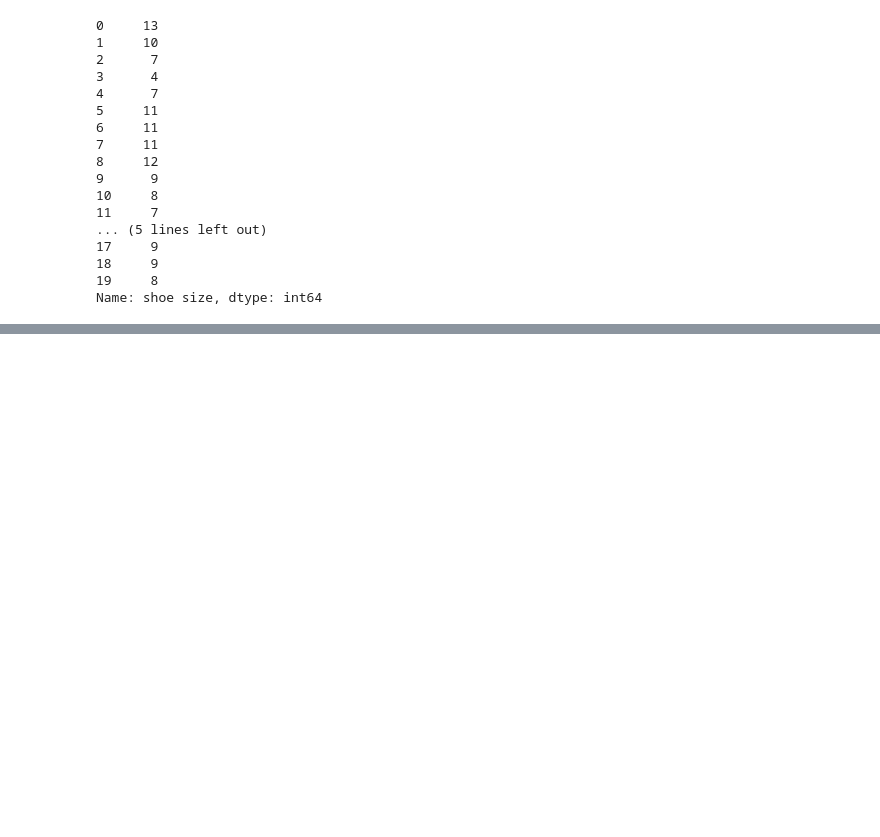
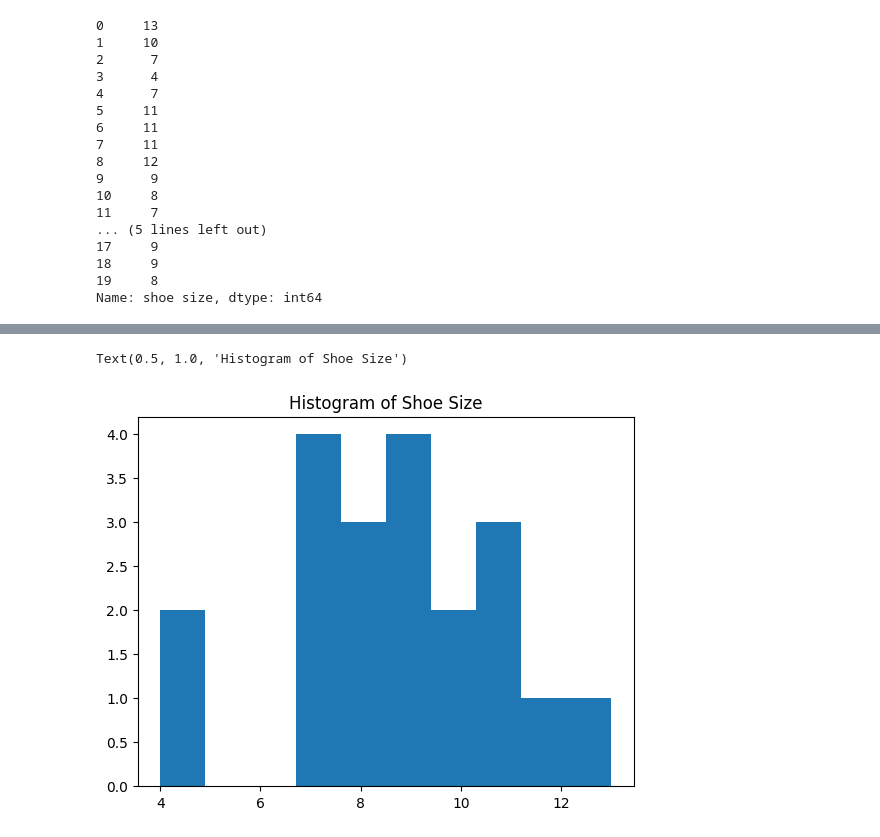
Before and after one commit to sayhellojoel/grade78pythonmath, a Jupyter notebook: Class 1.ipynb, the cells around one changed output, grey strips where cells are left out. Drawn from its saved outputs; the diff is of its cells as text; code cells hidden in the pictures; blank space fills up the shorter version.

```diff
--- a/Class 1.ipynb
+++ b/Class 1.ipynb
@@ -224,6 +212,6 @@ import pandas as pd
 # %%
 # read in our dataset
 filename = 'https://raw.githubusercontent.com/sayhellojoel/grade78pythonmath/af67a80a763a8daab05d51d9dc37bef15a9b661b/Data/kids%20anonymous%20data.csv'
-df_kids = pd.read_csv(filename)
+df = pd.read_csv(filename)
 # %%
 # show the first 5 lines from our dataset
@@ -260,0 +251,7 @@ Name: shoe size, dtype: int64
+# %%
+# let's make a histogram of shoe size
+plt.hist(df['shoe size'])
+plt.title('Histogram of Shoe Size')
+# %% [output]
+Text(0.5, 1.0, 'Histogram of Shoe Size')
+[figure, added]
```
Also changed, not shown: parts of 21 cells of this notebook, 1 other file.
